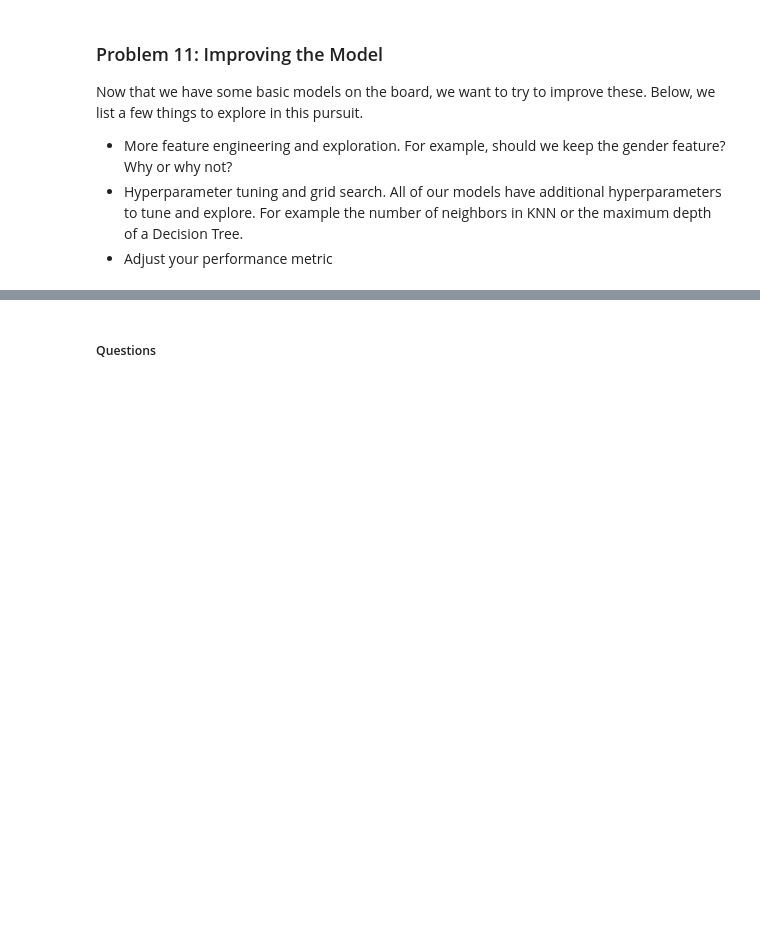
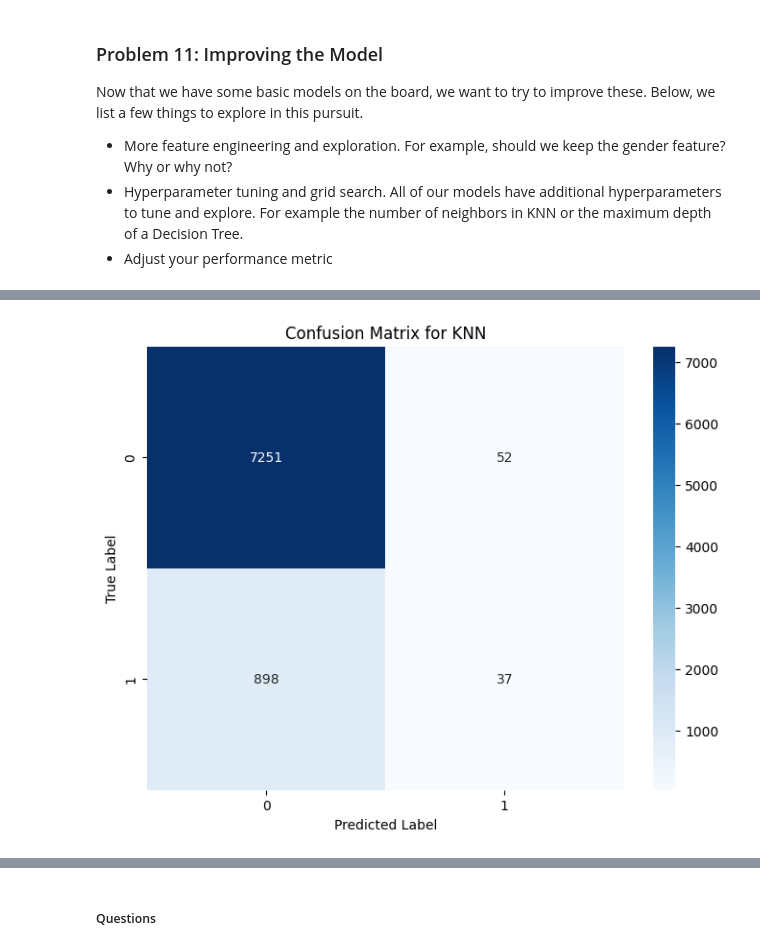
Before and after one commit to salomaaharri/module_17_starter, a Jupyter notebook: prompt_III.ipynb, the cells around one changed output, grey strips where cells are left out. Saved outputs shown, nothing was run; the diff lists cells and outputs as text; code cells hidden in the pictures; blank space fills up the shorter version.

```diff
--- a/prompt_III.ipynb
+++ b/prompt_III.ipynb
@@ -349,0 +373,19 @@ results_fe_df
+# %%
+# Define the parameter grid
+param_grid_knn = {
+    'n_neighbors': [3, 5, 7, 10, 15],
+    'metric': ['euclidean', 'manhattan'],
+    'weights': ['uniform', 'distance']
+}
+
+# Create KNN model
+knn = KNeighborsClassifier()
+
+# Set up GridSearchCV
+grid_search_knn = GridSearchCV(knn, param_grid_knn, cv=5, scoring='accuracy', n_jobs=-1)
+
+# Fit grid search
+grid_search_knn.fit(X_train_fe, y_train_fe)
+
+# Best parameters
+print("Best parameters for KNN:", grid_search_knn.best_params_)
@@ -349,0 +394,11 @@ results_fe_df
+# %%
+# Best model
+best_knn = grid_search_knn.best_estimator_
+
+# Predict on test set
+y_test_pred_knn = best_knn.predict(X_test_fe)
+
+# Calculate accuracy
+test_accuracy_knn = accuracy_score(y_test_fe, y_test_pred_knn)
+
+print(f"Test Accuracy for KNN: {test_accuracy_knn:.2f}")
@@ -401,0 +586,12 @@ Best parameters for KNN: {'metric': 'manhattan', 'n_neighbors': 10, 'weights': '
+# %%
+cm = confusion_matrix(y_test_fe, y_test_pred_knn)
+
+# Plotting the confusion matrix
+plt.figure(figsize=(8, 6))
+sns.heatmap(cm, annot=True, fmt='d', cmap='Blues')
+plt.title('Confusion Matrix for KNN')
+plt.xlabel('Predicted Label')
+plt.ylabel('True Label')
+plt.show()
+# %% [output]
+[figure, added]
```
Also changed, not shown: parts of 33 cells of this notebook, 1 other file.
